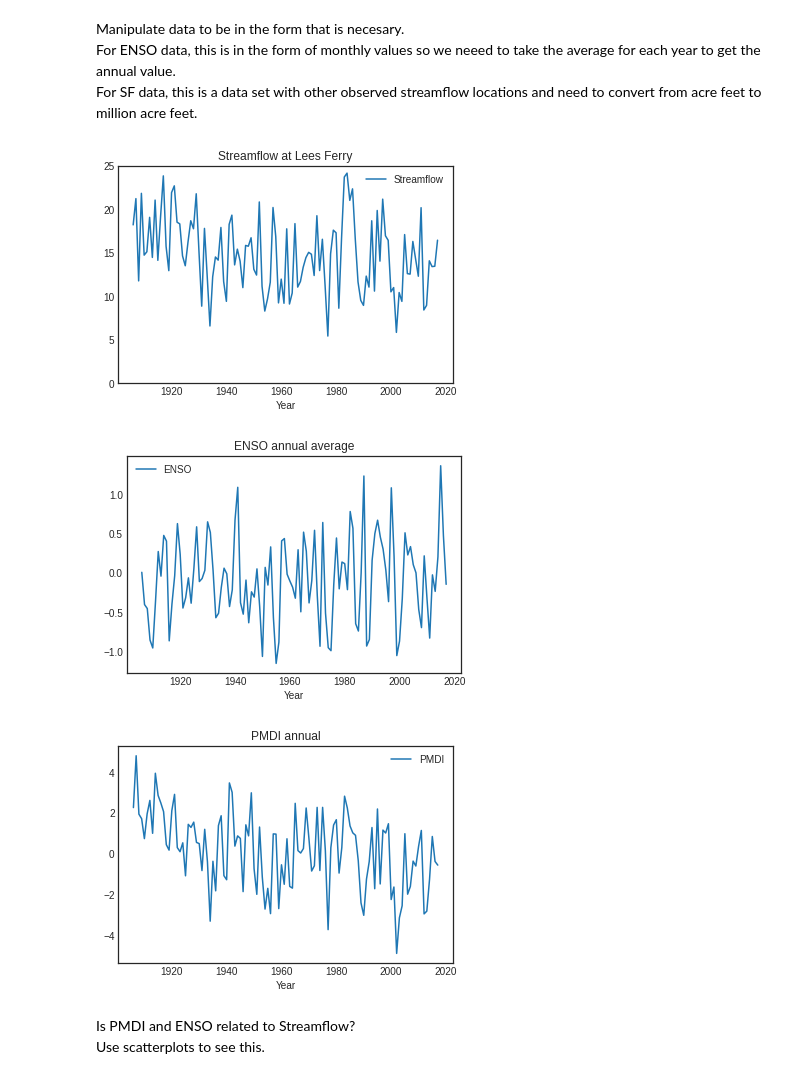
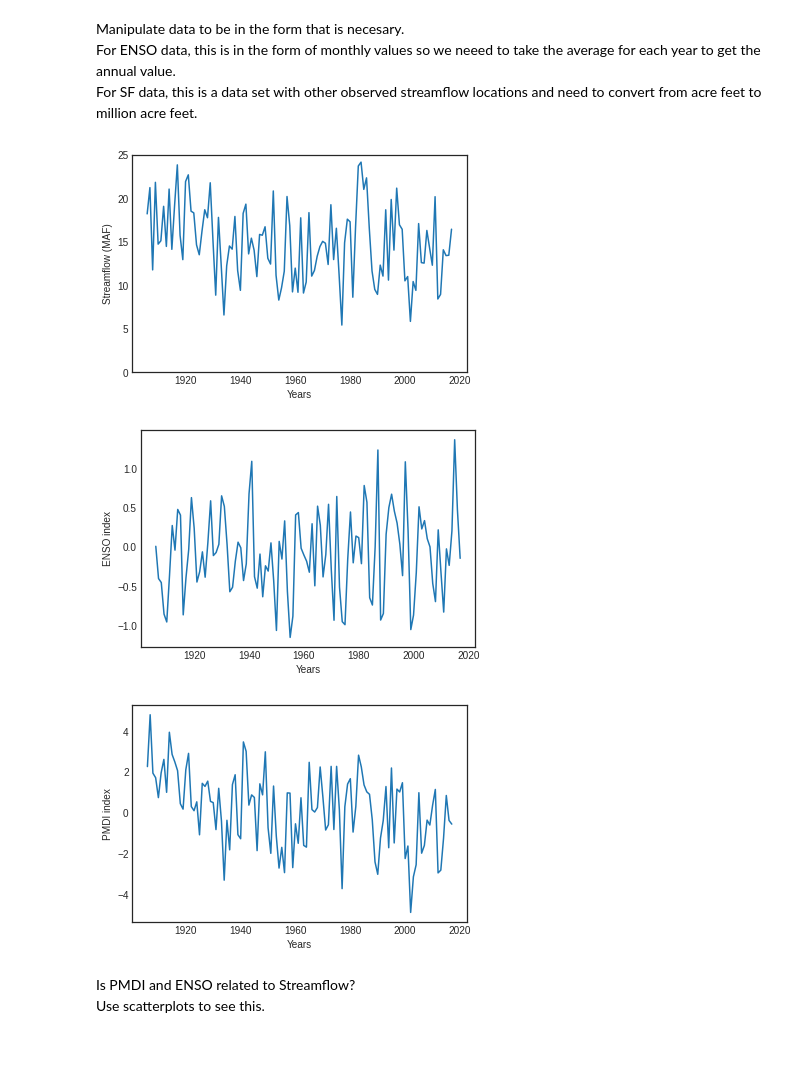
Before and after one commit to ppuentex/ML_project, a Jupyter notebook: LSTM_project.ipynb, the cells around one changed output. Drawn from its saved outputs; the diff is of its cells as text; code cells hidden in the pictures; blank space fills up the shorter version.

```diff
--- a/LSTM_project.ipynb
+++ b/LSTM_project.ipynb
@@ -44,18 +46,29 @@ SF_data = SF.iloc[0:112,[0,1]]
 SF_data.columns = ["Year", "Streamflow"]
 #put values of streamflow in Million Acre Feet (MAF) by dividing by 1e6
 SF_data.iloc[:,1] = SF_data.iloc[:,1].div(1e6)
-# %%
-plt.style.use('seaborn-white')
-SF_data.plot('Year', 'Streamflow', title = "Streamflow at Lees Ferry", ylim = (0,25))
-plt.show()
-ENSO_data.plot('Year','ENSO', title = "ENSO annual average")
-plt.show()
-PMDI_data.plot('Year','PMDI', title = "PMDI annual")
-plt.show()
-# %% [output]
-[figure, removed]
-[figure, removed]
-[figure, removed]
+# %%
+plt.style.use('seaborn-white')
+#plt.figure(dpi=150) #uncomment these to make figures look better for saving purposes
+plt.plot(SF_data['Year'], SF_data['Streamflow']) #streamflow plot
+plt.ylim(0,25)
+plt.ylabel("Streamflow (MAF)")
+plt.xlabel('Years')
+plt.show()
+#plt.figure(dpi=150)
+plt.plot(ENSO_data['Year'], ENSO_data['ENSO']) #ENSO plot
+plt.ylabel("ENSO index")
+plt.xlabel('Years')
+plt.show()
+#plt.figure(dpi=150)
+plt.plot(PMDI_data['Year'], PMDI_data['PMDI'])
+plt.ylabel("PMDI index")
+plt.xlabel("Years")
+#PMDI_data.plot('Year','PMDI', title = "PMDI annual")
+plt.show()
+# %% [output]
+[figure, added]
+[figure, added]
+[figure, added]
 # %% [markdown]
 Is PMDI and ENSO related to Streamflow?\
 Use scatterplots to see this.
```
Also changed, not shown: parts of 18 cells of this notebook.
